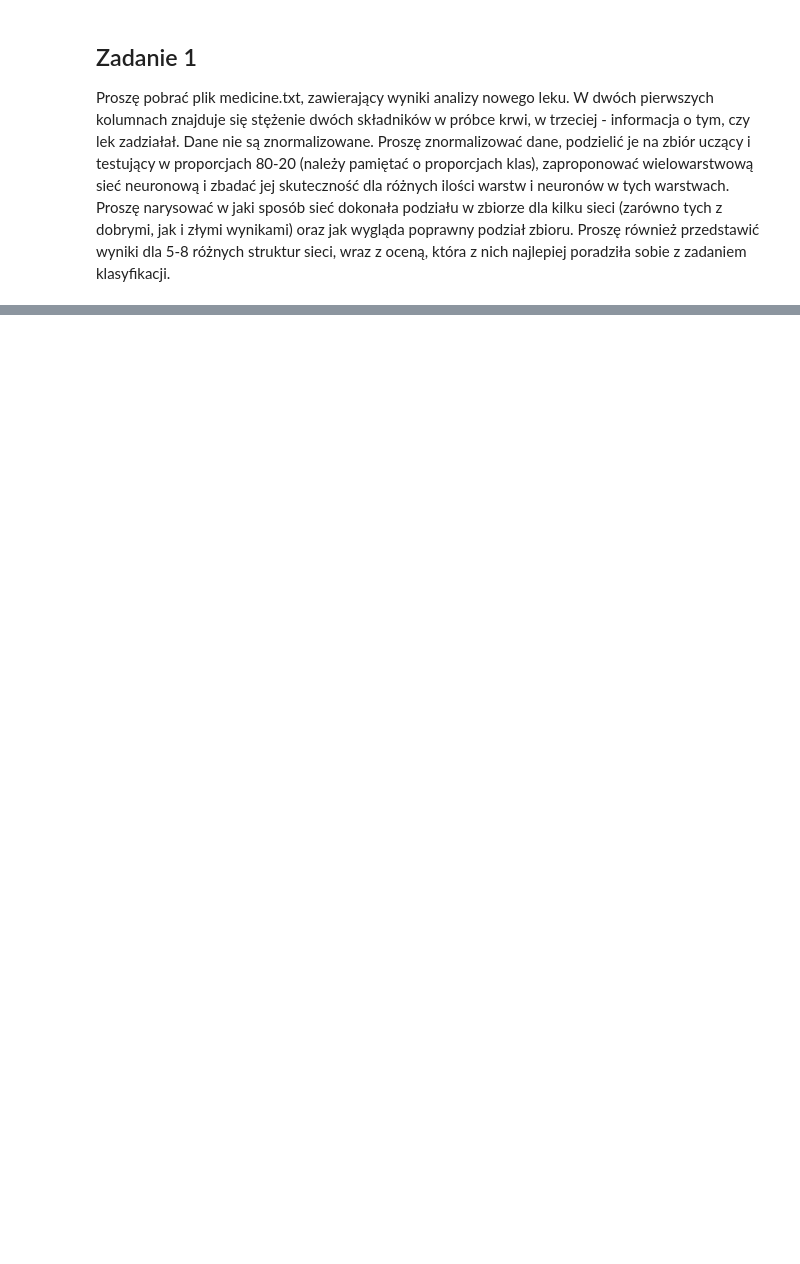
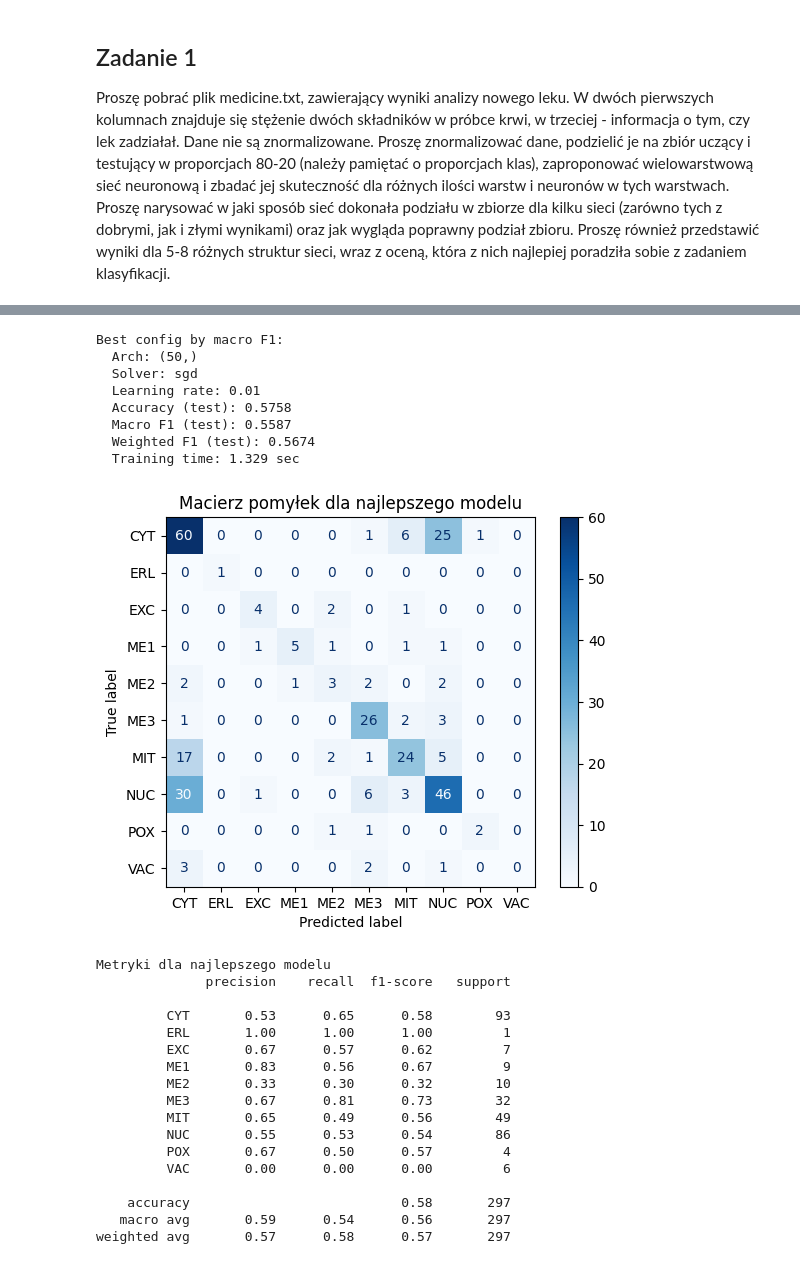
Before and after one commit to ZEN1X/MIO, a Jupyter notebook: lab02/lab02.ipynb, the cells around one changed output, grey strips where cells are left out. Drawn from its saved outputs; the diff is of its cells as text; code cells hidden in the pictures; blank space fills up the shorter version.

```diff
--- a/lab02/lab02.ipynb
+++ b/lab02/lab02.ipynb
@@ -168,0 +663,52 @@ Worst network: (5,), with accuracy: 0.8444
+# %%
+best_f1_row = df_sorted_f1.iloc[0]
+best_clf = best_f1_row["classifier"]
+
+print("Best config by macro F1:")
+print(f"  Arch: {best_f1_row['arch']}")
+print(f"  Solver: {best_f1_row['solver']}")
+print(f"  Learning rate: {best_f1_row['lr']}")
+print(f"  Accuracy (test): {best_f1_row['acc_test']:.4}")
+print(f"  Macro F1 (test): {best_f1_row['f1_macro']:.4}")
+print(f"  Weighted F1 (test): {best_f1_row['f1_weighted']:.4}")
+print(f"  Training time: {best_f1_row['fit_time']:.4} sec")
+
+y_pred_best = best_clf.predict(X_test)
+
+# cm
+labels = np.sort(np.unique(y))
+cm = confusion_matrix(y_test, y_pred_best, labels=labels)
+disp = ConfusionMatrixDisplay(confusion_matrix=cm, display_labels=labels)
+disp.plot(cmap='Blues')
+plt.title("Macierz pomyłek dla najlepszego modelu")
+plt.show()
+
+print("Metryki dla najlepszego modelu")
+print(classification_report(y_test, y_pred_best))
+# %% [output]
+Best config by macro F1:
+  Arch: (50,)
+  Solver: sgd
+  Learning rate: 0.01
+  Accuracy (test): 0.5758
+  Macro F1 (test): 0.5587
+  Weighted F1 (test): 0.5674
+  Training time: 1.329 sec
+[figure, added]
+Metryki dla najlepszego modelu
+              precision    recall  f1-score   support
+
+         CYT       0.53      0.65      0.58        93
+         ERL       1.00      1.00      1.00         1
+         EXC       0.67      0.57      0.62         7
+         ME1       0.83      0.56      0.67         9
+         ME2       0.33      0.30      0.32        10
+         ME3       0.67      0.81      0.73        32
+         MIT       0.65      0.49      0.56        49
+         NUC       0.55      0.53      0.54        86
+         POX       0.67      0.50      0.57         4
+         VAC       0.00      0.00      0.00         6
+
+    accuracy                           0.58       297
+   macro avg       0.59      0.54      0.56       297
+weighted avg       0.57      0.58      0.57       297
```
Also changed, not shown: parts of 10 cells of this notebook.
